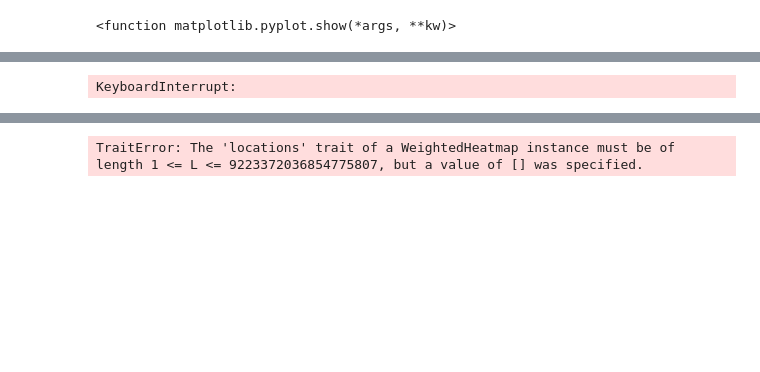
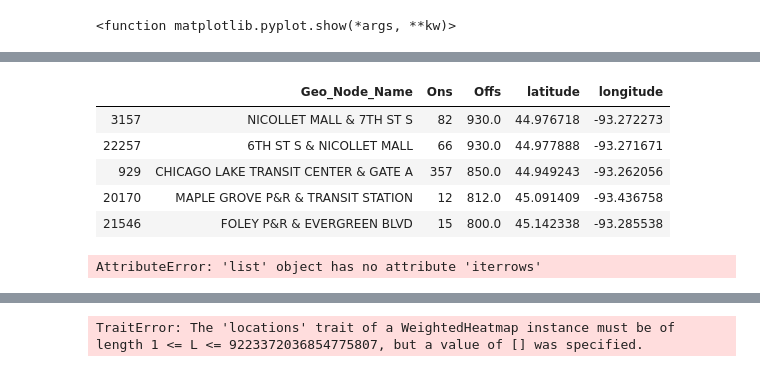
Before and after one commit to joshuadanielp/team3_project1, a Jupyter notebook: MetroTransit_team3_jp.ipynb, the cells around one changed output, grey strips where cells are left out. Saved outputs shown, nothing was run; the diff lists cells and outputs as text; code cells hidden in the pictures; blank space fills up the shorter version.

```diff
--- a/MetroTransit_team3_jp.ipynb
+++ b/MetroTransit_team3_jp.ipynb
@@ -120,3 +129,14 @@ TypeError: Column 'Ons' has dtype object, cannot use method 'nlargest' with this
+# %%
+# ID top five offs
+core_local_off_df = core_local_df.sort_values(by="Offs",ascending=False)
+core_local_off_df.head()
+# %% [output]
+|  | Geo_Node_Name | Ons | Offs | latitude | longitude |
+| 3157 | NICOLLET MALL & 7TH ST S | 82 | 930.0 | 44.976718 | -93.272273 |
+| 22257 | 6TH ST S & NICOLLET MALL | 66 | 930.0 | 44.977888 | -93.271671 |
+| 929 | CHICAGO LAKE TRANSIT CENTER & GATE A | 357 | 850.0 | 44.949243 | -93.262056 |
+| 20170 | MAPLE GROVE P&R & TRANSIT STATION | 12 | 812.0 | 45.091409 | -93.436758 |
+| 21546 | FOLEY P&R & EVERGREEN BLVD | 15 | 800.0 | 45.142338 | -93.285538 |
 # %%
 # Pins on the map to answer what are the most popular "ons" & "offs"
 
@@ -127,10 +147,10 @@ info_box_template = """
 """
 # Store the DataFrame Row
 # NOTE: be sure to update with your DataFrame name
-core_local_top5 = [info_box_template.format(**row) for index, row in core_local_df.iterrows()]
-top5 = core_local_df[["latitude", "longitude"]]
+core_local_on_df = [info_box_template.format(**row) for index, row in core_local_on_df.iterrows()]
+top5 = core_local_on_df["latitude", "longitude"]
 # %% [output]
-KeyboardInterrupt:
+AttributeError: 'list' object has no attribute 'iterrows'
 # %%
 # Add marker layer ontop of heat map
 markers = gmaps.marker_layer(top5, info_box_content=core_local_top5)
```
Also changed, not shown: parts of 2 cells of this notebook.
